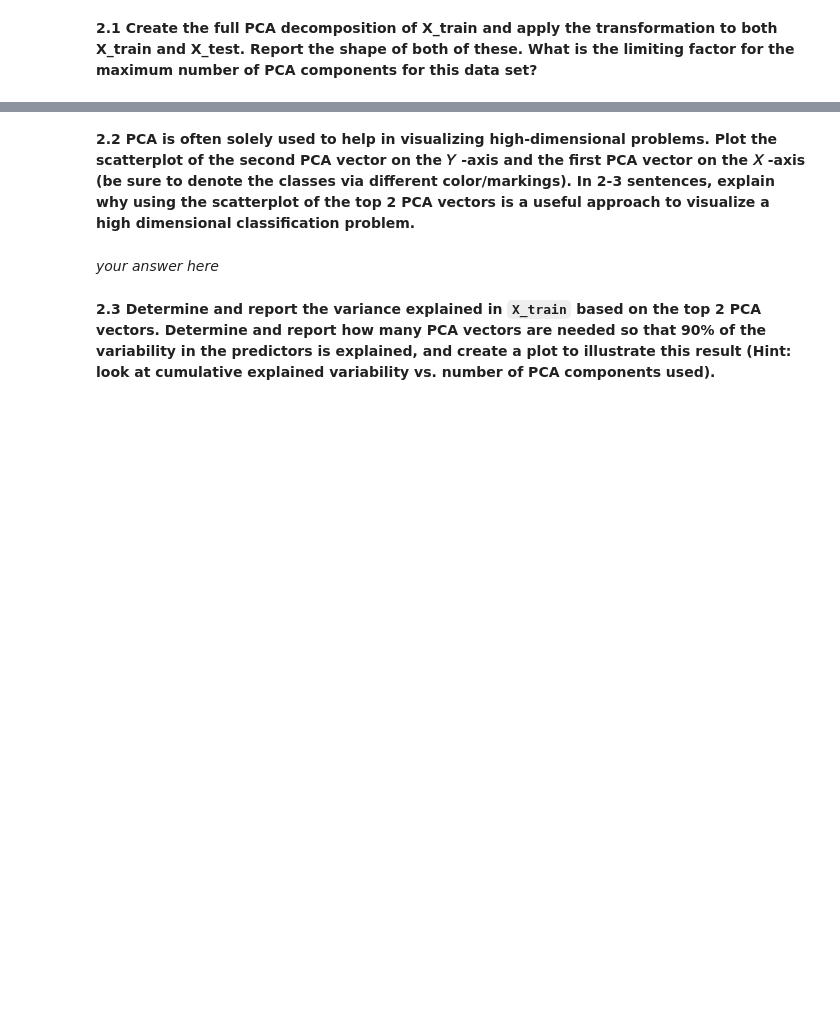
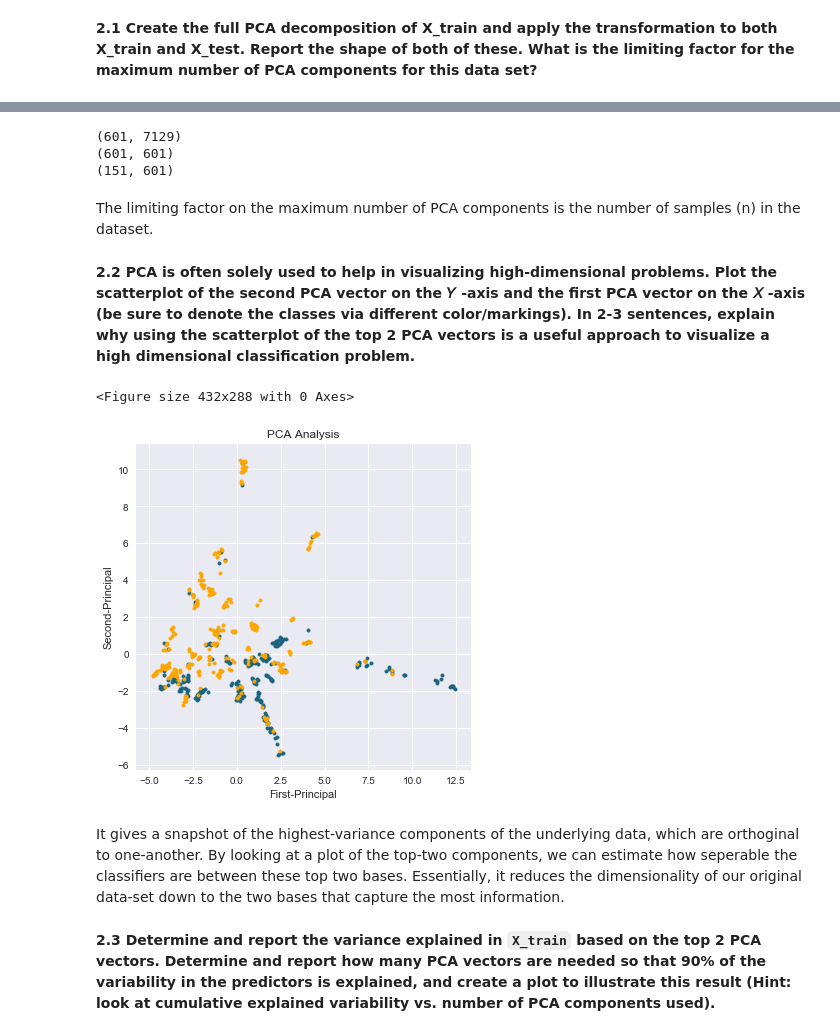
Before and after one commit to kdumontnu/2019-CS109A, a Jupyter notebook: homework/hw5/cs109A_HW5_submit.ipynb, the cells around one changed output, grey strips where cells are left out. Drawn from its saved outputs; the diff is of its cells as text; code cells hidden in the pictures; blank space fills up the shorter version.

```diff
--- a/homework/hw5/cs109A_HW5_submit.ipynb
+++ b/homework/hw5/cs109A_HW5_submit.ipynb
@@ -154,0 +189,14 @@ Test Accuracy: 78.81%
+# %%
+# Choose k
+k = ks[np.argmax(cvs)]
+print('The ideal value for K is:', k)
+
+knn = KNeighborsClassifier(k)
+knn.fit(sm.add_constant(X_train_n), y_train)
+y_hat_train_knn = knn.predict(sm.add_constant(X_train_n))
+train_accuracy = accuracy_score(y_train.values, y_hat_train_knn)
+y_hat_test_knn = knn.predict(sm.add_constant(X_test_n))
+test_accuracy = accuracy_score(y_test.values, y_hat_test_knn)
+
+print('Training Accuracy: {:.4}%'.format(train_accuracy*100))
+print('Test Accuracy: {:.4}%'.format(test_accuracy*100))
@@ -181,2 +253,23 @@ Test Accuracy: 78.81%
+# %%
+# Create/fit the 'full'  PCA transformation
+pca = PCA().fit(X_train_n)
+
+# Apply the PCA transformation to the full predictor set
+X_train_pca = pca.transform(X_train_n)
+X_test_pca = pca.transform(X_test_n)
+
+# Convert to a dataframe
+X_train_pca = pd.DataFrame(X_train_pca).set_index(X_train_n.index)
+X_test_pca = pd.DataFrame(X_test_pca).set_index(X_test_n.index)
+
+print(X_train_n.shape)
+print(X_train_pca.shape)
+print(X_test_pca.shape)
+# %% [output]
+(601, 7129)
+(601, 601)
+(151, 601)
+# %% [markdown]
+The limiting factor on the maximum number of PCA components is the number of samples (n) in the dataset.
 # %% [markdown]
 **2.2 PCA is often solely used to help in visualizing high-dimensional problems. Plot the scatterplot of the second PCA vector on the  𝑌 -axis and the first PCA vector on the  𝑋 -axis (be sure to denote the classes via different color/markings). In 2-3 sentences, explain why using the scatterplot of the top 2 PCA vectors is a useful approach to visualize a high dimensional classification problem.**
@@ -185,4 +276,19 @@ Test Accuracy: 78.81%
-# %% [markdown]
-*your answer here*
+# %%
+# Plot two best PCA vectors
+plt.clf()
+fig, axes = plt.subplots(nrows=1, ncols=1, figsize=(6, 6))
+
+axes.scatter(X_train_pca.iloc[:,0][y_train == 1],X_train_pca.iloc[:,1][y_train == 1],
+                color=k_blue, marker='.', label='cancer type: AMLt');
+axes.scatter(X_train_pca.iloc[:,0][y_train == 0],X_train_pca.iloc[:,1][y_train == 0],
+                color='orange', marker='.', label='cancer type: ALLt');
+axes.set_title('PCA Analysis');
+axes.set_xlabel('First-Principal');
+axes.set_ylabel('Second-Principal');
+# %% [output]
+<Figure size 432x288 with 0 Axes>
+[figure, added]
+# %% [markdown]
+It gives a snapshot of the highest-variance components of the underlying data, which are orthoginal to one-another. By looking at a plot of the top-two components, we can estimate how seperable the classifiers are between these top two bases. Essentially, it reduces the dimensionality of our original data-set down to the two bases that capture the most information.
 # %% [markdown]
 **2.3 Determine and report the variance explained in `X_train` based on the top 2 PCA vectors.  Determine and report how many PCA vectors are needed so that 90\% of the variability in the predictors is explained, and create a plot to illustrate this result (Hint: look at cumulative explained variability vs. number of PCA components used).**
```
Also changed, not shown: parts of 24 cells of this notebook.
